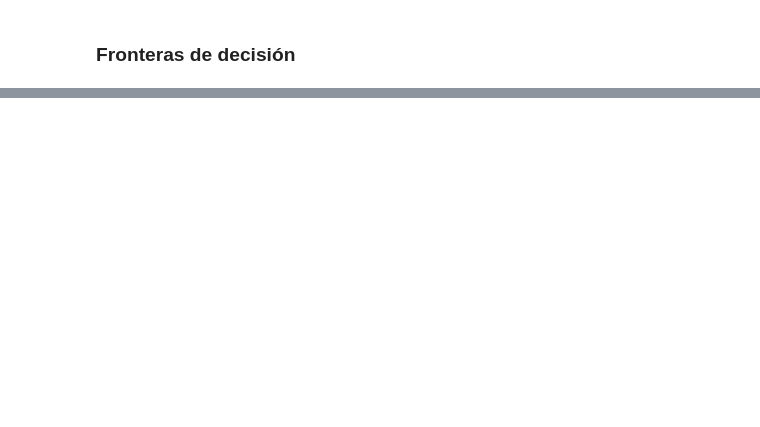
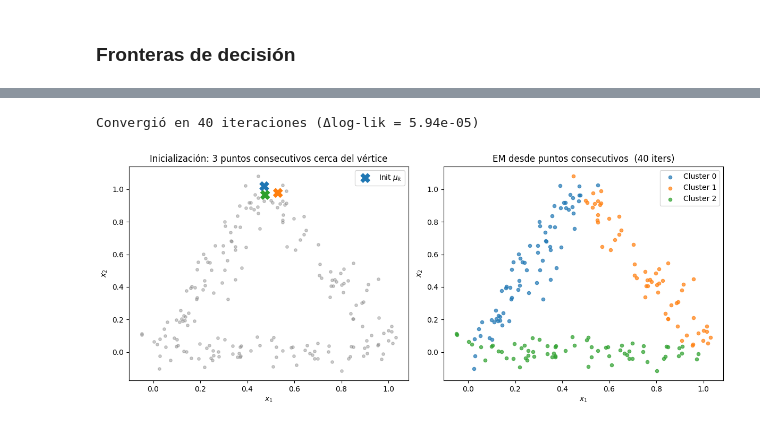
Before and after one commit to Fjmoya-uba/Taller-Procesamiento-Se-ales, a Jupyter notebook: TPs/TPS_07_Francisco_Javier_Moya.ipynb, the cells around one changed output, grey strips where cells are left out. Saved outputs shown, nothing was run; the diff lists cells and outputs as text; code cells hidden in the pictures; blank space fills up the shorter version.

```diff
--- a/TPs/TPS_07_Francisco_Javier_Moya.ipynb
+++ b/TPs/TPS_07_Francisco_Javier_Moya.ipynb
@@ -378,0 +447,34 @@ Este mecanismo de autocorrección funciona en este dataset porque la separación
+# %%
+# Buscar puntos cerca del vértice superior (x1 ~ 0.5, x2 ~ 1.0)
+apex_region = np.argsort(np.linalg.norm(X - np.array([0.5, 1.0]), axis=1))
+init_consecutive = X[apex_region[:3]]
+
+em_consec = EM(k=3)
+em_consec.fit(X, init_mu=init_consecutive)
+labels_consec = em_consec.predict(X)
+
+fig, axes = plt.subplots(1, 2, figsize=(12, 5))
+
+# Mostrar la inicialización
+ax = axes[0]
+ax.scatter(X[:, 0], X[:, 1], s=15, alpha=0.4, color='gray')
+ax.scatter(init_consecutive[:, 0], init_consecutive[:, 1], s=150, marker='X',
+           color=['tab:blue', 'tab:orange', 'tab:green'], zorder=5, label='Init $\\mu_k$')
+ax.set_title('Inicialización: 3 puntos consecutivos cerca del vértice')
+ax.set_xlabel('$x_1$'); ax.set_ylabel('$x_2$')
+ax.legend()
+
+# Resultado final
+ax = axes[1]
+for j in range(em_consec.k):
+    mask = labels_consec == j
+    ax.scatter(X[mask, 0], X[mask, 1], s=20, alpha=0.7, color=colors[j], label=f'Cluster {j}')
+ax.set_title(f'EM desde puntos consecutivos  ({em_consec.n_iter_} iters)')
+ax.set_xlabel('$x_1$'); ax.set_ylabel('$x_2$')
+ax.legend()
+
+plt.tight_layout()
+plt.show()
+# %% [output]
+Convergió en 40 iteraciones (Δlog-lik = 5.94e-05)
+[figure, added]
```
Also changed, not shown: parts of 27 cells of this notebook.
